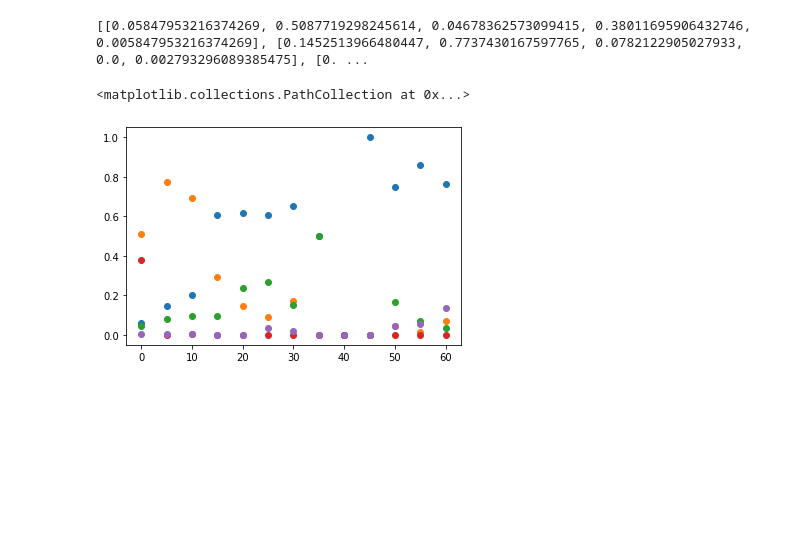
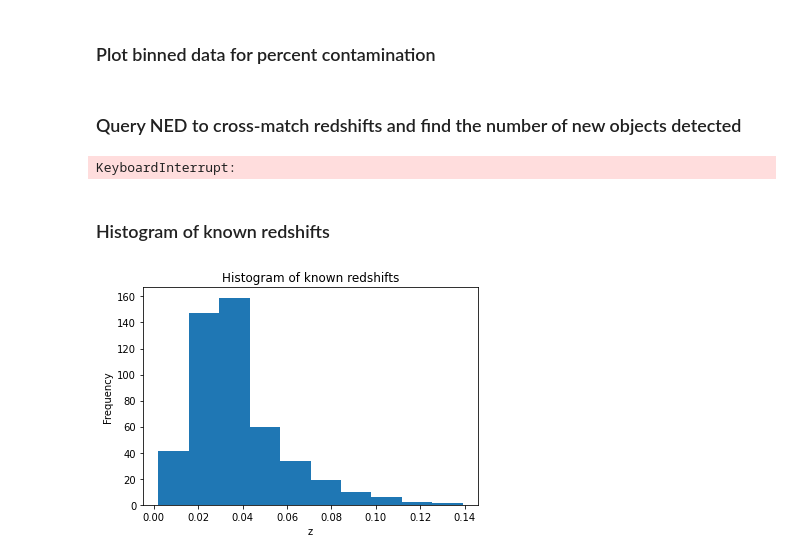
Before and after one commit to amberwang2/CLU_2022, a Jupyter notebook: plots.ipynb, the cells around one changed output. Drawn from its saved outputs; the diff is of its cells as text; code cells hidden in the pictures; blank space fills up the shorter version.

```diff
--- a/plots.ipynb
+++ b/plots.ipynb
@@ -55,31 +62,70 @@ print(max(cat['galb']))
 # %%
-# bin data from 0 to 65
-
 bins = []
 for i in range(0, 65, 5):
     cat_bin = cat[np.where((abs(cat['galb']) >= i) & (abs(cat['galb']) < i + 5))]
     perc = [len(cat_bin[np.where(cat_bin['visclass1'] == x)]) / len(cat_bin) if len(cat_bin) else 0 for x in range(1, 6)]
     bins.append(perc)
-
-print(bins)
-# %% [output]
-[[0.05847953216374269, 0.5087719298245614, 0.04678362573099415, 0.38011695906432746, 0.005847953216374269], [0.1452513966480447, 0.7737430167597765, 0.0782122905027933, 0.0, 0.002793296089385475], [0. ...
+# %% [markdown]
+### Plot binned data for percent contamination
 # %%
 bins_gal = [i[0] for i in bins]
 bins_star = [i[1] for i in bins]
 bins_junk = [i[2] for i in bins]
 bins_mw = [i[3] for i in bins]
 bins_pog = [i[4] for i in bins]
+bins_good = [i[0] + i[4] for i in bins]
+bins_bad = [i[2] + i[3] for i in bins]
 label_x = [i for i in range(0, 65, 5)]
 
-plt.scatter(label_x, bins_gal)
-plt.scatter(label_x, bins_star)
-plt.scatter(label_x, bins_junk)
-plt.scatter(label_x, bins_mw)
-plt.scatter(label_x, bins_pog)
+plt.scatter(label_x, bins_bad, marker="v", color='grey', label='Junk')
+plt.scatter(label_x, bins_star, marker="d", color="orange", label='Stars and MW source')
+plt.scatter(label_x, bins_good, marker="o", label='Galaxies')
+
+plt.xlabel("Galactic Latitude")
+plt.ylabel("Fraction of detections")
+plt.legend(loc='upper center', bbox_to_anchor=(0.5, -0.15),
+          fancybox=True, shadow=True, ncol=5)
+
+plt.savefig('plots/binned_fraction.jpg', dpi=600, bbox_inches='tight')
-# %% [output]
-<matplotlib.collections.PathCollection at 0x...>
-[figure, removed]
+# %% [markdown]
+### Query NED to cross-match redshifts and find the number of new objects detected
+# %%
+new_count = 0
+known_count = 0
+new_id = []
+known_redshifts = []
+
+for obj in cat_gal:
+    cclu = coordinates.SkyCoord(ra=obj['ra']*u.deg, dec=obj['dec']*u.deg)
+    result_table = Ned.query_region(cclu, radius=4. * u.arcsec)
+    if (len(result_table) == 0) or (result_table[0]['Redshift Points'] == 0):
+        new_count += 1
+        new_id.append(obj['objid'])
+    else:
+        known_count += 1
+        known_redshifts.append(result_table[0]['Redshift'])
+
+print(new_count)
+print(known_count)
+
+# cclu = coordinates.SkyCoord(ra=4.05959244523772*u.deg, dec=0.414876956198093*u.deg)
+# result_table = Ned.query_region(cclu, radius=4. * u.arcsec)
+# print(result_table.colnames)
+# %% [output]
+KeyboardInterrupt:
+# %% [markdown]
+### Histogram of known redshifts
+# %%
+redshifts = [z for z in known_redshifts if z <= 0.175]
+plt.hist(redshifts, bins=10)
+
+plt.title("Histogram of known redshifts")
+plt.xlabel("z")
+plt.ylabel("Frequency")
+
+plt.savefig('plots/z_hist.jpg', dpi=600, bbox_inches='tight')
+# %% [output]
+[figure, added]
 # %%
 # plots
 # binned fraction of different visclasses per galb
```
Also changed, not shown: parts of 8 cells of this notebook, 4 other files.
